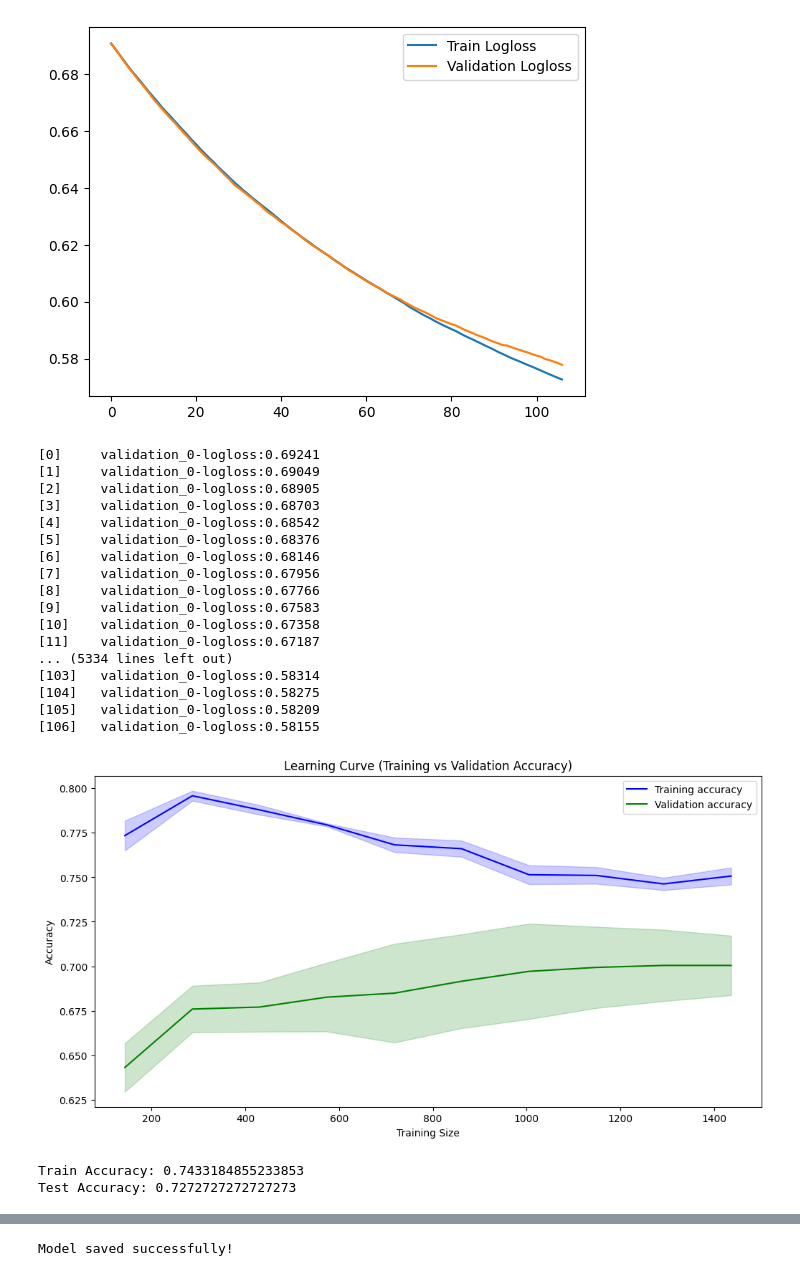
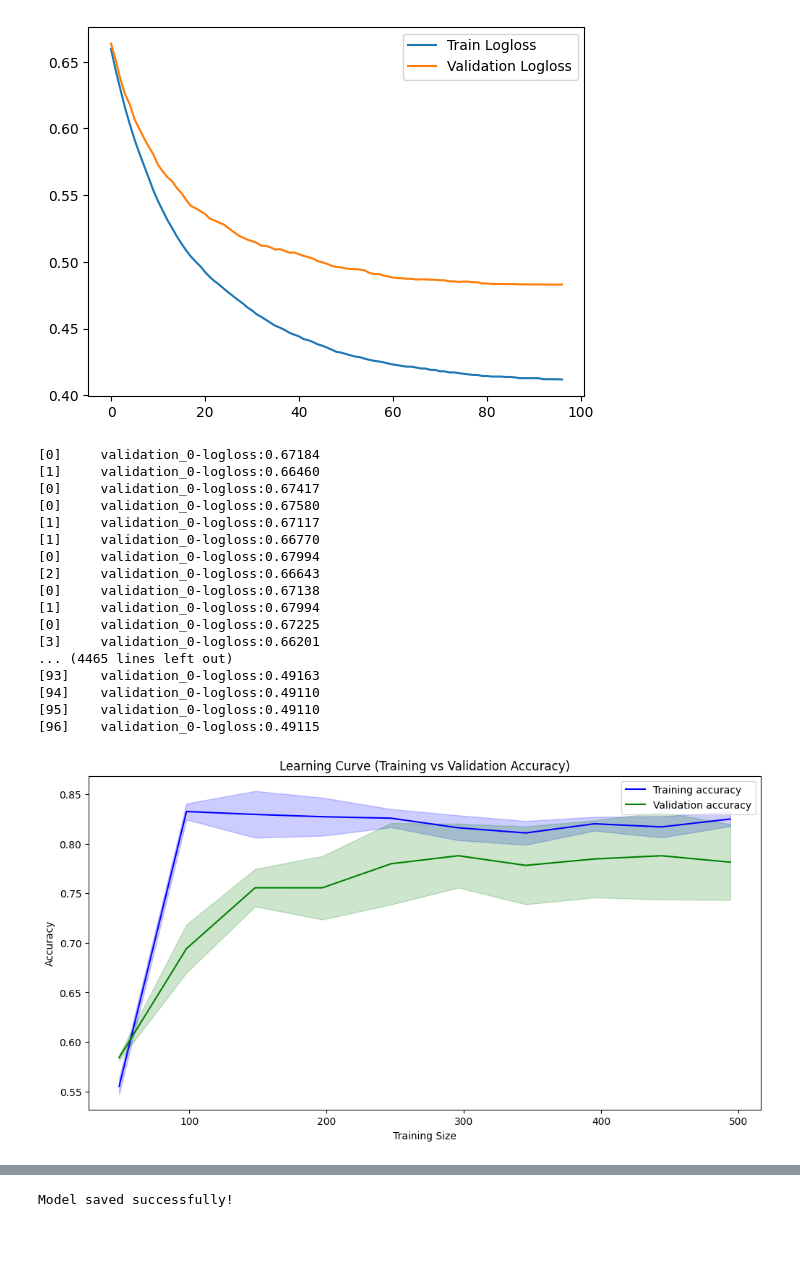
Before and after one commit to zjavkovam/DP-QSAR-Skin-Irritation, a Jupyter notebook: Optimalization/XGB_Optimalization.ipynb, the cells around one changed output, grey strips where cells are left out. Cells and saved outputs as stored; diff of their text form; code cells hidden in the pictures; blank space fills up the shorter version.

Commit message:
Balanced feature selection

```diff
--- a/Optimalization/XGB_Optimalization.ipynb
+++ b/Optimalization/XGB_Optimalization.ipynb
@@ -19,0 +21,4 @@ df.head()
+# %%
+file_path = '../Features/Rabbit_B_SHAP.xlsx'
+df = pd.read_excel(file_path)
+df.head()
@@ -325,16 +263,8 @@ Final Accuracy on Test Set: 0.713903743315508
 # %%
 from sklearn.model_selection import train_test_split, StratifiedKFold, cross_val_predict, learning_curve, validation_curve
 # %%
-import numpy as np
-import matplotlib.pyplot as plt
-import xgboost as xgb
-from sklearn.metrics import accuracy_score, roc_curve, auc
-from sklearn.model_selection import learning_curve
-from matplotlib import pyplot
 
-# Get best hyperparameters from study
-best_params = study.best_trial.params
-# best_params = {'booster': 'dart', 'lambda': 6.109101796965115, 'alpha': 2.1542301910444617, 'learning_rate': 0.15828508410665312, 'n_estimators': 200, 'max_depth': 5, 'min_child_weight': 1, 'gamma': 0.0015829960103862651, 'subsample': 0.6335396537951385, 'colsample_bytree': 0.562796436427881, 'early_stopping_rounds': 45}
+best_params = study.best_params
 
 # Initialize the model with best parameters
 final_model = xgb.XGBClassifier(**best_params, eval_metric='logloss', use_label_encoder=False)
@@ -346,9 +276,12 @@ final_model.fit(
     verbose=False
 )
 
-# Evaluate final model
-y_pred_final = final_model.predict(X_test)
-print("Final Model Accuracy on Test:", accuracy_score(y_test, y_pred_final))
+# Evaluate accuracy on test data
+test_accuracy = final_model.score(X_test, y_test)
+train_accuracy = final_model.score(X_train, y_train)
+print("Train Accuracy:", train_accuracy)
+print("Test Accuracy:", test_accuracy)
+
 
 # Get the evaluation results from the training process
 results = final_model.evals_result()
@@ -391,12 +324,6 @@ plt.ylabel('Accuracy')
 plt.legend()
 plt.show()
 
-# Evaluate accuracy on test data
-test_accuracy = final_model.score(X_test, y_test)
-train_accuracy = final_model.score(X_train, y_train)
-print("Train Accuracy:", train_accuracy)
-print("Test Accuracy:", test_accuracy)
-
 # AUC-ROC Plot
 # Get predicted probabilities for the positive class
 y_prob = final_model.predict_proba(X_test)[:, 1]  # Probabilities for the positive class
@@ -423,22 +351,20 @@ Final Model Accuracy on Test: 0.7272727272727273
 Available results keys: dict_keys(['validation_0', 'validation_1'])
-[figure, old version]
+[figure, new version]
-[0]     validation_0-logloss:0.69241
-[1]     validation_0-logloss:0.69049
-[2]     validation_0-logloss:0.68905
-[3]     validation_0-logloss:0.68703
-[4]     validation_0-logloss:0.68542
-[5]     validation_0-logloss:0.68376
-[6]     validation_0-logloss:0.68146
-[7]     validation_0-logloss:0.67956
-[8]     validation_0-logloss:0.67766
-[9]     validation_0-logloss:0.67583
-[10]    validation_0-logloss:0.67358
-[11]    validation_0-logloss:0.67187
-... (5334 lines left out)
-[103]   validation_0-logloss:0.58314
-[104]   validation_0-logloss:0.58275
-[105]   validation_0-logloss:0.58209
-[106]   validation_0-logloss:0.58155
+[0]     validation_0-logloss:0.67184
+[1]     validation_0-logloss:0.66460
+[0]     validation_0-logloss:0.67417
+[0]     validation_0-logloss:0.67580
+[1]     validation_0-logloss:0.67117
+[1]     validation_0-logloss:0.66770
+[0]     validation_0-logloss:0.67994
+[2]     validation_0-logloss:0.66643
+[0]     validation_0-logloss:0.67138
+[1]     validation_0-logloss:0.67994
+[0]     validation_0-logloss:0.67225
+[3]     validation_0-logloss:0.66201
+... (4465 lines left out)
+[93]    validation_0-logloss:0.49163
+[94]    validation_0-logloss:0.49110
+[95]    validation_0-logloss:0.49110
+[96]    validation_0-logloss:0.49115
-[figure, old version]
+[figure, new version]
-Train Accuracy: 0.7433184855233853
-Test Accuracy: 0.7272727272727273
```
Also changed, not shown: parts of 46 cells of this notebook, 41 other files.
